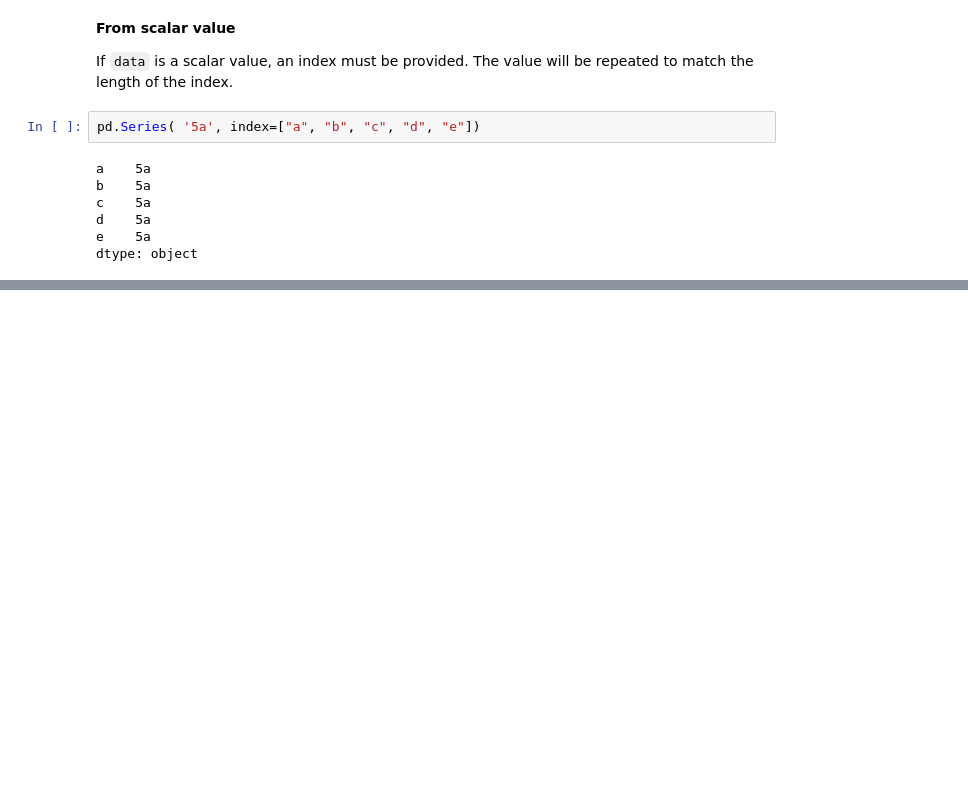
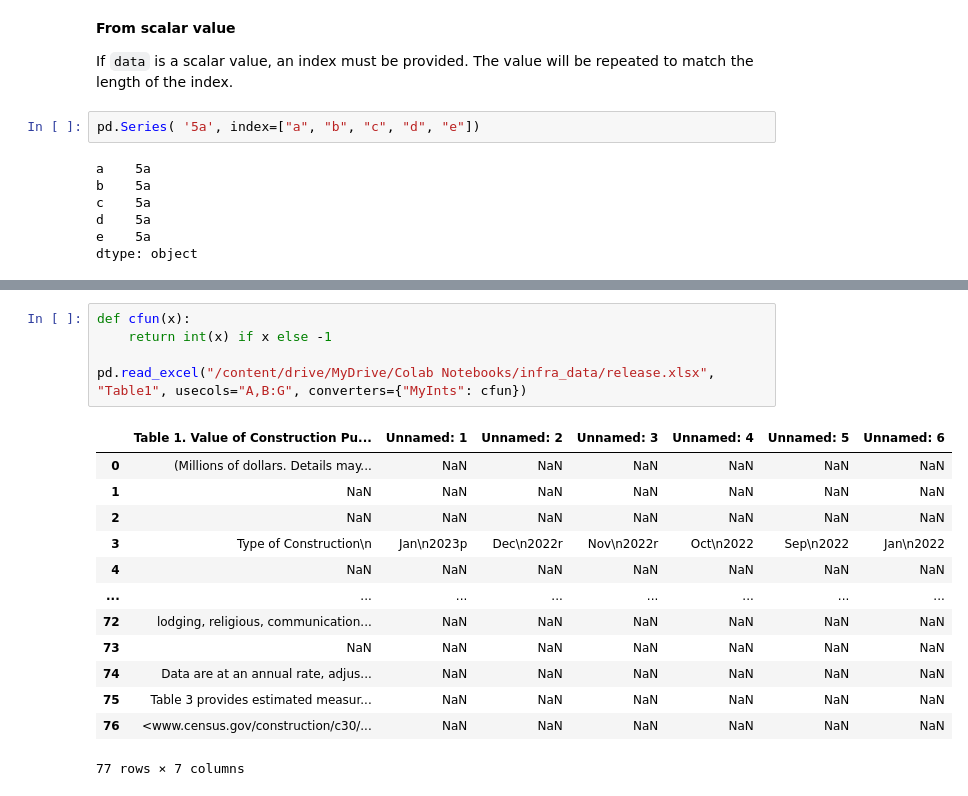
Before and after one commit to MMoronto/pytorch_exercises, a Jupyter notebook: Peutingar_datasets.ipynb, the cells around one changed output, grey strips where cells are left out. Saved outputs shown, nothing was run; the diff lists cells and outputs as text; blank space fills up the shorter version.

```diff
--- a/Peutingar_datasets.ipynb
+++ b/Peutingar_datasets.ipynb
@@ -1343,3 +1347,22 @@ pd.read_excel("/content/drive/MyDrive/Colab Notebooks/infra_data/Salient_cement_
 | 32 | 9May not add to totals shown beca... | NaN | NaN | NaN | NaN | NaN | NaN | NaN |
 | 33 | 10Production (including that from... | NaN | NaN | NaN | NaN | NaN | NaN | NaN |
 | 34 | 11Total hydraulic cement. May inc... | NaN | NaN | NaN | NaN | NaN | NaN | NaN |
+# %%
+def cfun(x):
+    return int(x) if x else -1
+
+pd.read_excel("/content/drive/MyDrive/Colab Notebooks/infra_data/release.xlsx", "Table1", usecols="A,B:G", converters={"MyInts": cfun})
+# %% [output]
+|  | Table 1. Value of Construction Pu... | Unnamed: 1 | Unnamed: 2 | Unnamed: 3 | Unnamed: 4 | Unnamed: 5 | Unnamed: 6 |
+| 0 | (Millions of dollars. Details may... | NaN | NaN | NaN | NaN | NaN | NaN |
+| 1 | NaN | NaN | NaN | NaN | NaN | NaN | NaN |
+| 2 | NaN | NaN | NaN | NaN | NaN | NaN | NaN |
+| 3 | Type of Construction\n | Jan\n2023p | Dec\n2022r | Nov\n2022r | Oct\n2022 | Sep\n2022 | Jan\n2022 |
+| 4 | NaN | NaN | NaN | NaN | NaN | NaN | NaN |
+| ... | ... | ... | ... | ... | ... | ... | ... |
+| 72 | lodging, religious, communication... | NaN | NaN | NaN | NaN | NaN | NaN |
+| 73 | NaN | NaN | NaN | NaN | NaN | NaN | NaN |
+| 74 | Data are at an annual rate, adjus... | NaN | NaN | NaN | NaN | NaN | NaN |
+| 75 | Table 3 provides estimated measur... | NaN | NaN | NaN | NaN | NaN | NaN |
+| 76 | <www.census.gov/construction/c30/... | NaN | NaN | NaN | NaN | NaN | NaN |
+77 rows × 7 columns
```
Also changed, not shown: parts of 77 cells of this notebook.
